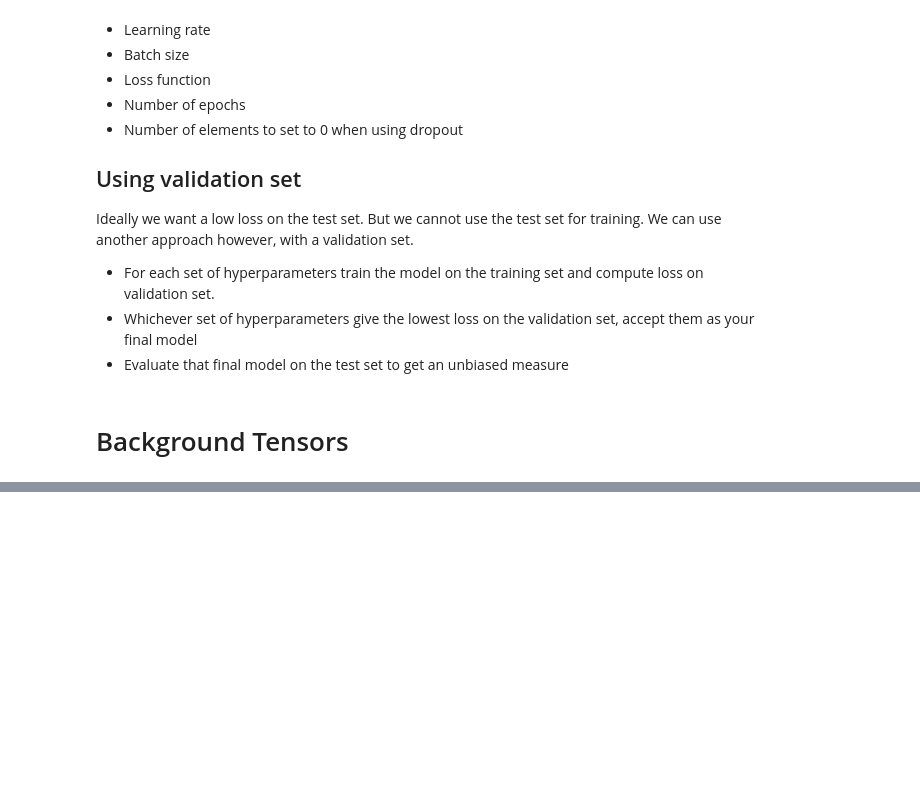
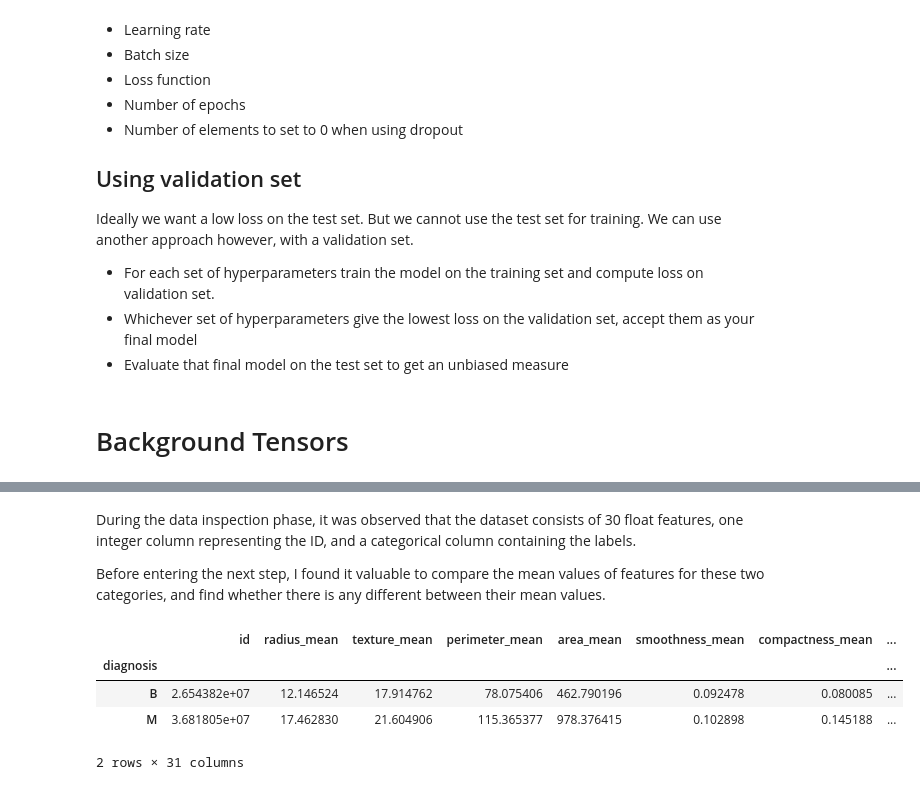
Before and after one commit to hooman-b/Machine_learning_assignments, a Jupyter notebook: Deep Learning/Bonus_Assignment_Neural_Network.ipynb, the cells around one changed output, grey strips where cells are left out. Drawn from its saved outputs; the diff is of its cells as text; code cells hidden in the pictures; blank space fills up the shorter version.

```diff
--- a/Deep Learning/Bonus_Assignment_Neural_Network.ipynb
+++ b/Deep Learning/Bonus_Assignment_Neural_Network.ipynb
@@ -241,0 +424,13 @@ Consider the Breast Cancer Wisconsin (Diagnostic) Data Set. UCI Machine Learning
+# %% [markdown]
+During the data inspection phase, it was observed that the dataset consists of 30 float features, one integer column representing the ID, and a categorical column containing the labels.
+
+Before entering the next step, I found it valuable to compare the mean values of features for these two categories, and find whether there is any different between their mean values.
+# %%
+# this table shows that these two cance categories (M, B) are completely different from each other
+df.copy().groupby('diagnosis').mean()
+# %% [output]
+|  | id | radius_mean | texture_mean | perimeter_mean | area_mean | smoothness_mean | compactness_mean | ... |
+| diagnosis |  |  |  |  |  |  |  | ... |
+| B | 2.654382e+07 | 12.146524 | 17.914762 | 78.075406 | 462.790196 | 0.092478 | 0.080085 | ... |
+| M | 3.681805e+07 | 17.462830 | 21.604906 | 115.365377 | 978.376415 | 0.102898 | 0.145188 | ... |
+2 rows × 31 columns
```
Also changed, not shown: parts of 12 cells of this notebook, 1 other file.
